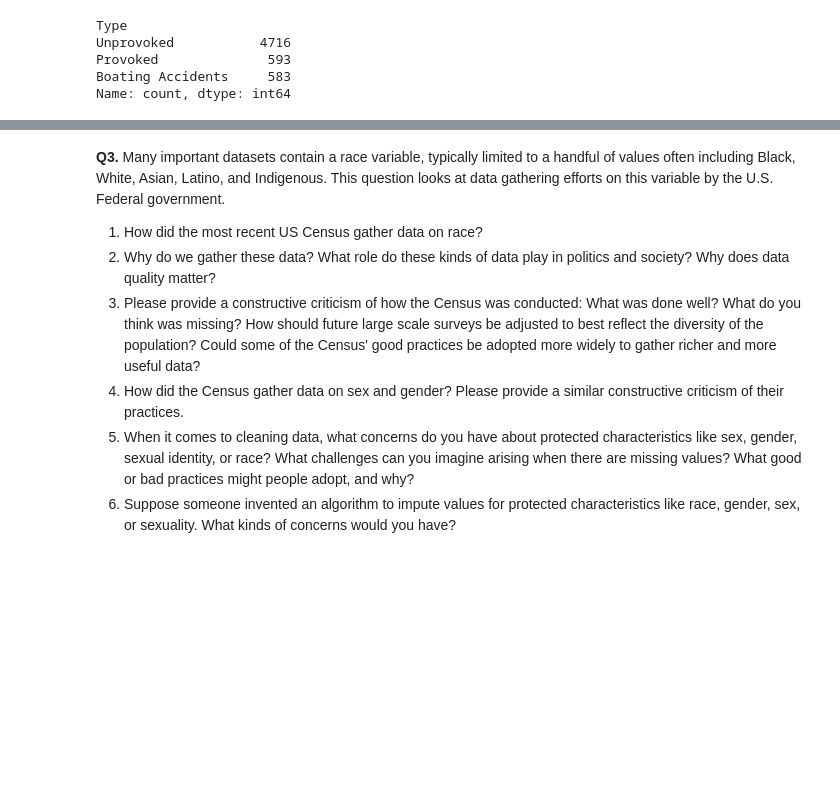
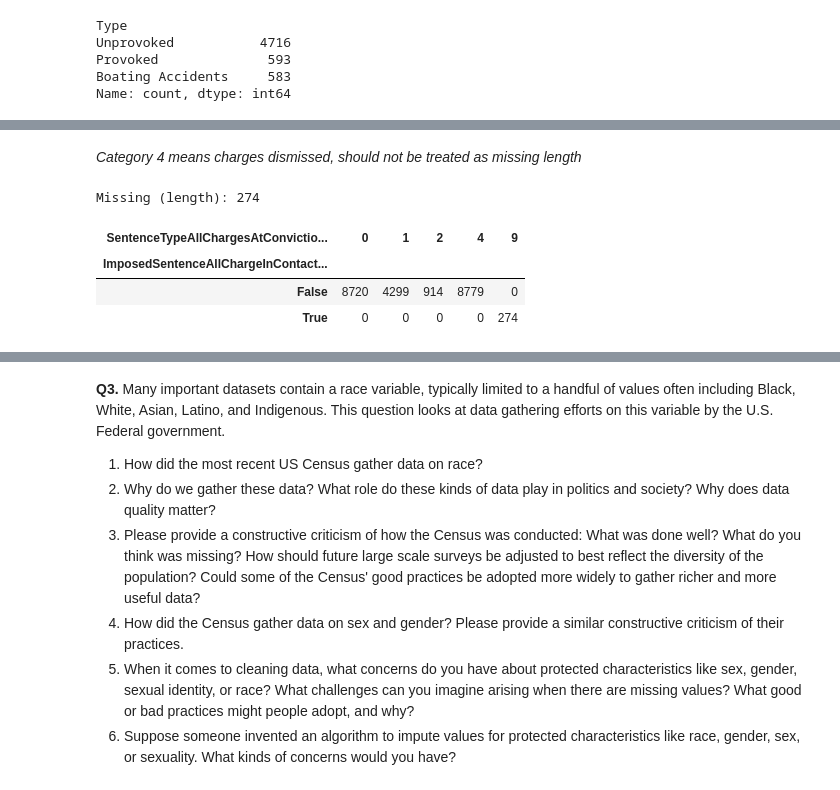
Before and after one commit to 22ai/ds30001-wrangling, a Jupyter notebook: assignment/assignment.ipynb, the cells around one changed output, grey strips where cells are left out. Saved outputs shown, nothing was run; the diff lists cells and outputs as text; code cells hidden in the pictures; blank space fills up the shorter version.

```diff
--- a/assignment/assignment.ipynb
+++ b/assignment/assignment.ipynb
@@ -200,0 +302,14 @@ Name: count, dtype: int64
+# %% [markdown]
+*Category 4 means charges dismissed, should not be treated as missing length*
+# %%
+length.mask(type == 4, 0,inplace=True) #If length is missing and sentence was dismissed, then length is 0 months
+length.mask(type ==9, np.nan, inplace=True) #If length is missing and sentence type is missing, length is nan
+
+print("Missing (length):",sum(length.isnull()))
+pd.crosstab(length.isnull(),type)
+# %% [output]
+Missing (length): 274
+| SentenceTypeAllChargesAtConvictio... | 0 | 1 | 2 | 4 | 9 |
+| ImposedSentenceAllChargeInContact... |  |  |  |  |  |
+| False | 8720 | 4299 | 914 | 8779 | 0 |
+| True | 0 | 0 | 0 | 0 | 274 |
```
Also changed, not shown: parts of 13 cells of this notebook, 1 other file.
